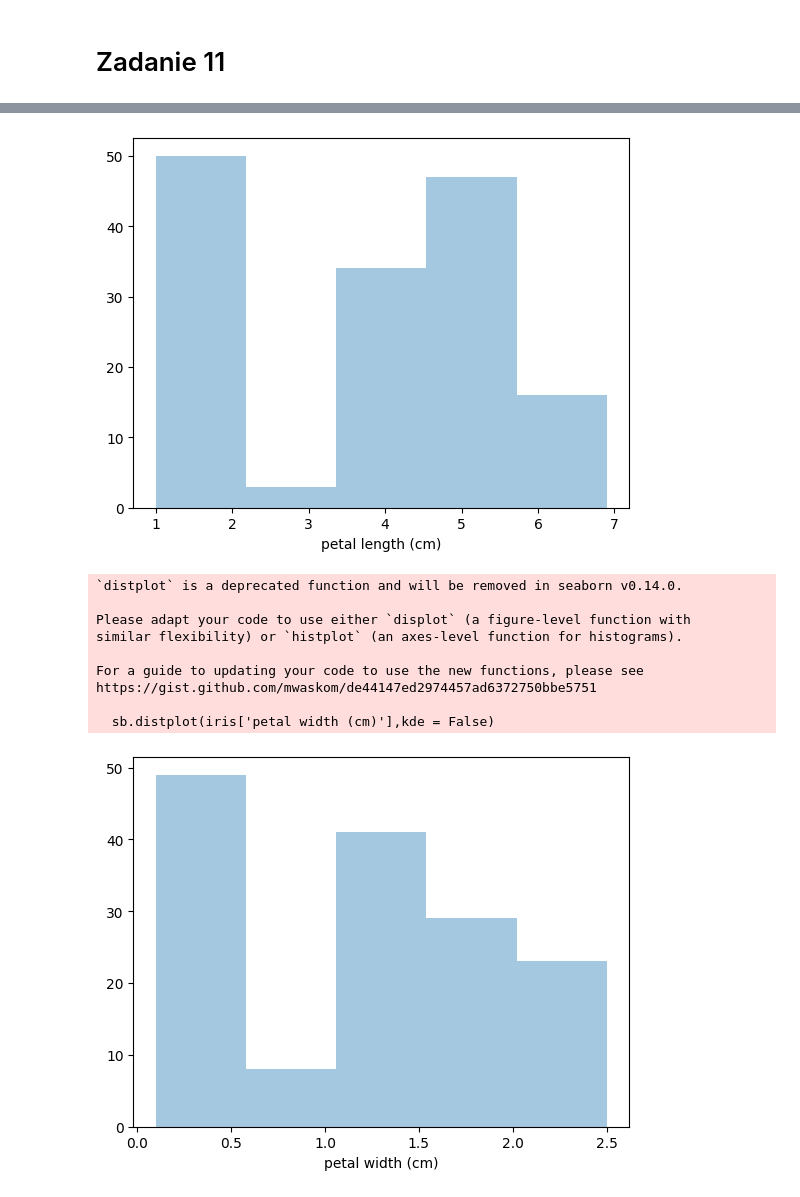
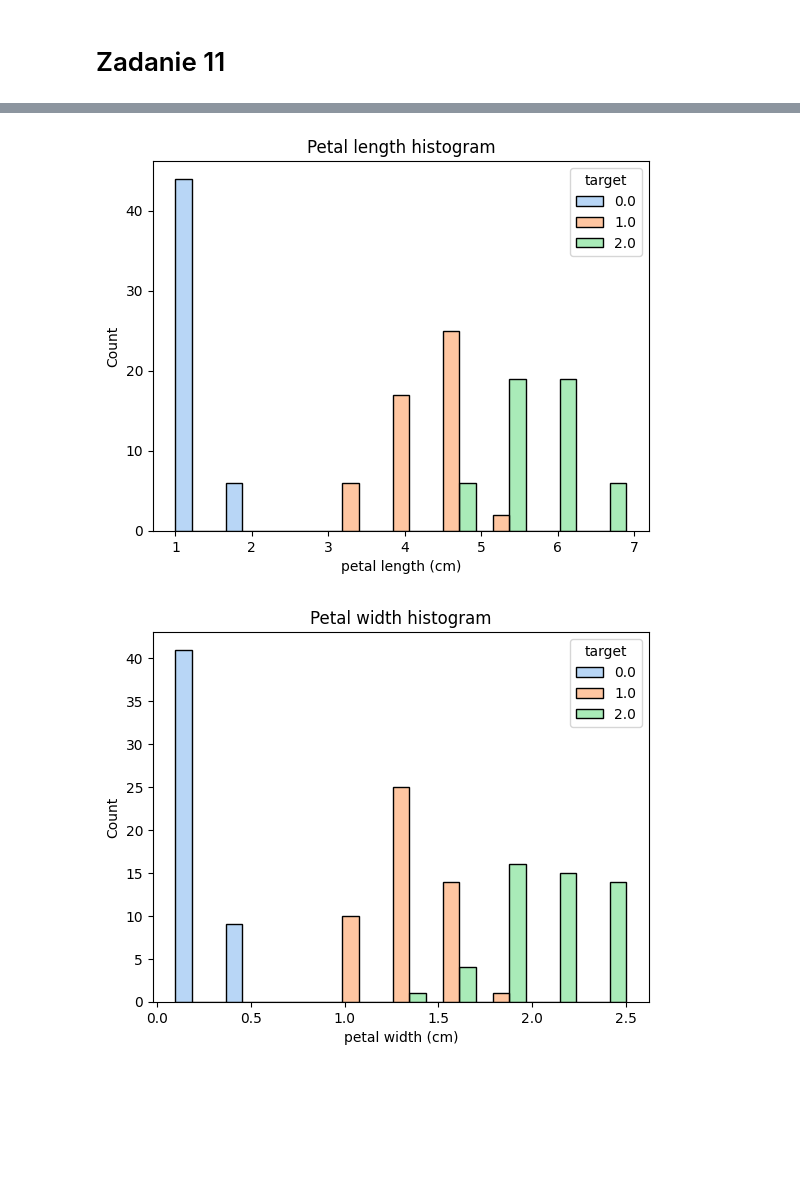
Before and after one commit to mkaniowski/machine_learning, a Jupyter notebook: Lab1/lab.ipynb, the cells around one changed output, grey strips where cells are left out. Cells and saved outputs as stored; diff of their text form; code cells hidden in the pictures; blank space fills up the shorter version.

```diff
--- a/Lab1/lab.ipynb
+++ b/Lab1/lab.ipynb
@@ -143,17 +155,21 @@ IndexingError: Unalignable boolean Series provided as indexer (index of the bool
 # Zadanie 11
 # %%
 import pandas as pd
-import seaborn as sb
+import seaborn as sns
 from matplotlib import pyplot as plt
-sb.distplot(iris['sepal length (cm)'],kde = False)
+sns.histplot(data=iris, x='sepal length (cm)', hue='target', palette='pastel', multiple='dodge')
+plt.title('Sepal length histogram')
 plt.show()
 
-sb.distplot(iris['sepal width (cm)'],kde = False)
+sns.histplot(data=iris, x='sepal width (cm)', hue='target', palette='pastel', multiple='dodge')
+plt.title('Sepal width histogram')
 plt.show()
 
-sb.distplot(iris['petal length (cm)'],kde = False)
+sns.histplot(data=iris, x='petal length (cm)', hue='target', palette='pastel', multiple='dodge')
+plt.title('Petal length histogram')
 plt.show()
 
-sb.distplot(iris['petal width (cm)'],kde = False)
+sns.histplot(data=iris, x='petal width (cm)', hue='target', palette='pastel', multiple='dodge')
+plt.title('Petal width histogram')
 plt.show()
 # %% [output]
@@ -189,11 +178,2 @@ https://gist.github.com/mwaskom/de44147ed2974457ad6372750bbe5751
-[figure, old version]
+[figure, new version]
-`distplot` is a deprecated function and will be removed in seaborn v0.14.0.
-
-Please adapt your code to use either `displot` (a figure-level function with
-similar flexibility) or `histplot` (an axes-level function for histograms).
-
-For a guide to updating your code to use the new functions, please see
-https://gist.github.com/mwaskom/de44147ed2974457ad6372750bbe5751
-
-  sb.distplot(iris['petal width (cm)'],kde = False)
-[figure, old version]
+[figure, new version]
```
Also changed, not shown: parts of 3 cells of this notebook, 2 other files.
